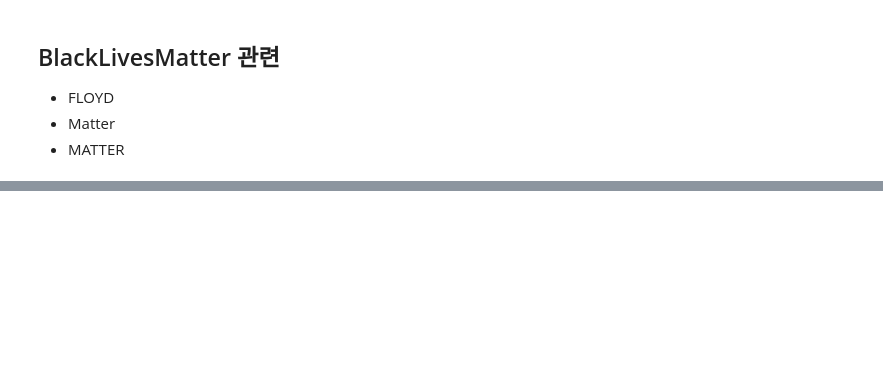
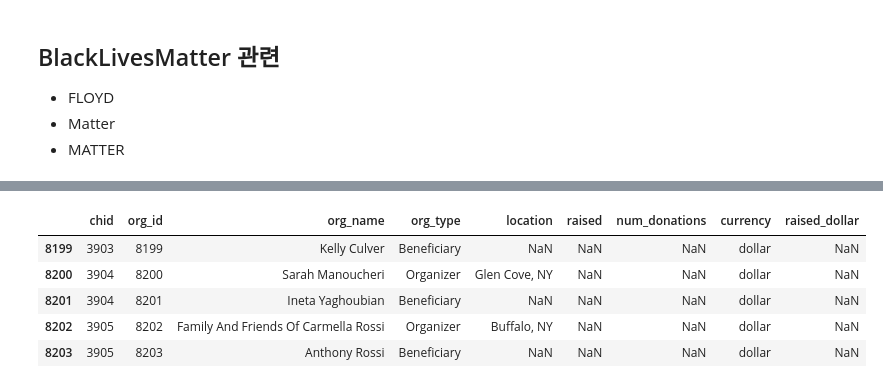
Before and after one commit to dataitgirls4/team_1, a Jupyter notebook: eda-eagle.ipynb, the cells around one changed output, grey strips where cells are left out. Saved outputs shown, nothing was run; the diff lists cells and outputs as text; code cells hidden in the pictures; blank space fills up the shorter version.

```diff
--- a/eda-eagle.ipynb
+++ b/eda-eagle.ipynb
@@ -333,0 +317,9 @@ df[df['title'].str.contains('MATTER')].groupby('title')[["amount_d"]].sum().rese
+# %%
+organizer_original.tail()
+# %% [output]
+|  | chid | org_id | org_name | org_type | location | raised | num_donations | currency | raised_dollar |
+| 8199 | 3903 | 8199 | Kelly Culver | Beneficiary | NaN | NaN | NaN | dollar | NaN |
+| 8200 | 3904 | 8200 | Sarah Manoucheri | Organizer | Glen Cove, NY | NaN | NaN | dollar | NaN |
+| 8201 | 3904 | 8201 | Ineta Yaghoubian | Beneficiary | NaN | NaN | NaN | dollar | NaN |
+| 8202 | 3905 | 8202 | Family And Friends Of Carmella Rossi | Organizer | Buffalo, NY | NaN | NaN | dollar | NaN |
+| 8203 | 3905 | 8203 | Anthony Rossi | Beneficiary | NaN | NaN | NaN | dollar | NaN |
```
Also changed, not shown: parts of 41 cells of this notebook.
